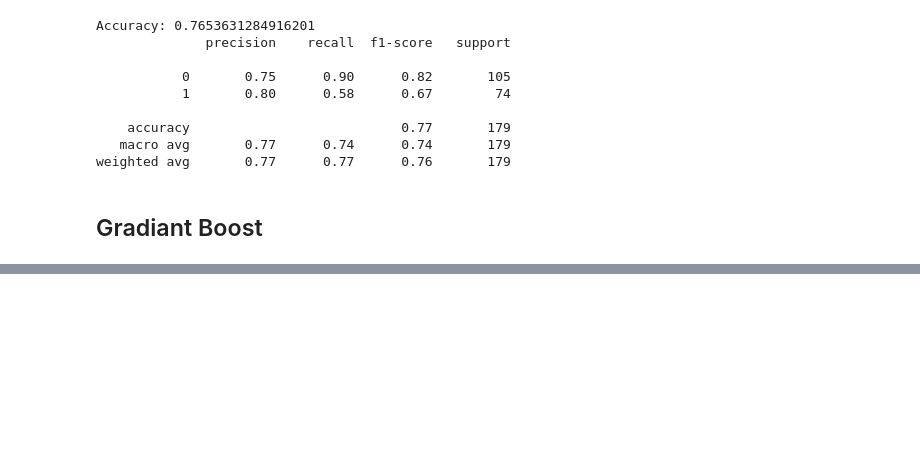
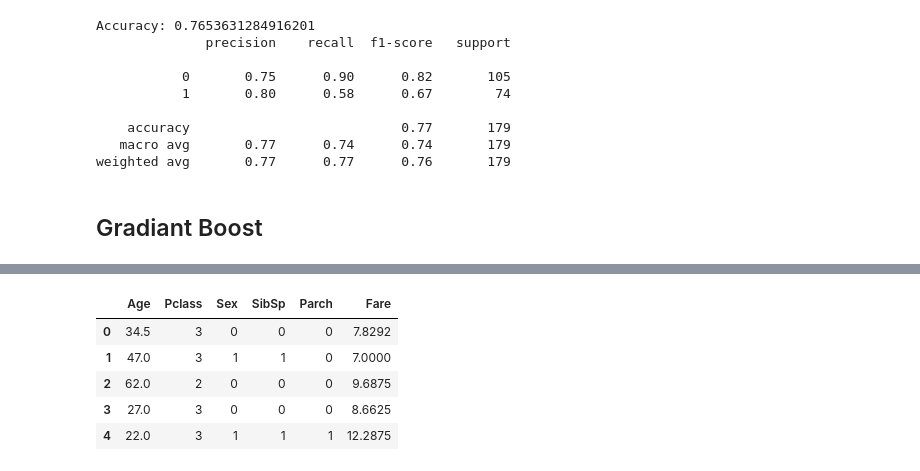
Before and after one commit to GBalagtey/Titanic_Dataset, a Jupyter notebook: titanic-dataset-w-different-models.ipynb, the cells around one changed output, grey strips where cells are left out. Saved outputs shown, nothing was run; the diff lists cells and outputs as text; code cells hidden in the pictures; blank space fills up the shorter version.

```diff
--- a/titanic-dataset-w-different-models.ipynb
+++ b/titanic-dataset-w-different-models.ipynb
@@ -550,0 +554,5 @@ weighted avg       0.80      0.80      0.80       179
+# %%
+test_data['Embarked'] = test_data['Embarked'].map({'C': 0, 'Q': 1, 'S': 2})
+test_data.head()
+
+test_data.info()
@@ -550,0 +574,13 @@ weighted avg       0.80      0.80      0.80       179
+# %%
+features = ['Age', 'Pclass', 'Sex', 'SibSp', 'Parch', 'Fare']
+
+features_df = test_data[features]
+
+features_df.head()
+# %% [output]
+|  | Age | Pclass | Sex | SibSp | Parch | Fare |
+| 0 | 34.5 | 3 | 0 | 0 | 0 | 7.8292 |
+| 1 | 47.0 | 3 | 1 | 1 | 0 | 7.0000 |
+| 2 | 62.0 | 2 | 0 | 0 | 0 | 9.6875 |
+| 3 | 27.0 | 3 | 0 | 0 | 0 | 8.6625 |
+| 4 | 22.0 | 3 | 1 | 1 | 1 | 12.2875 |
```
Also changed, not shown: parts of 13 cells of this notebook.
